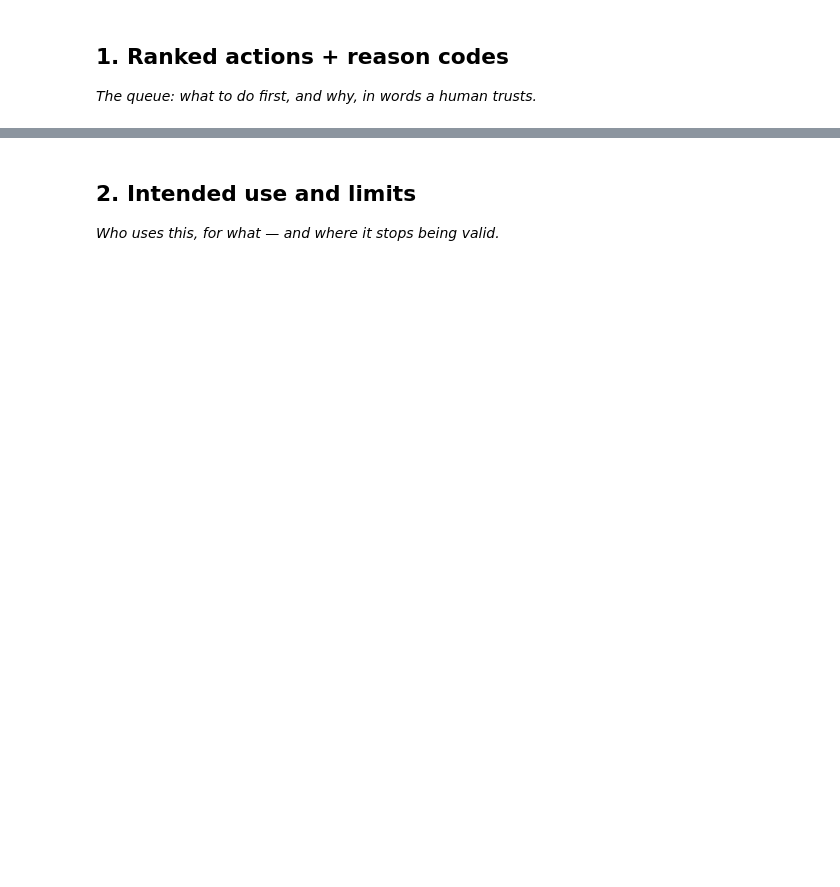
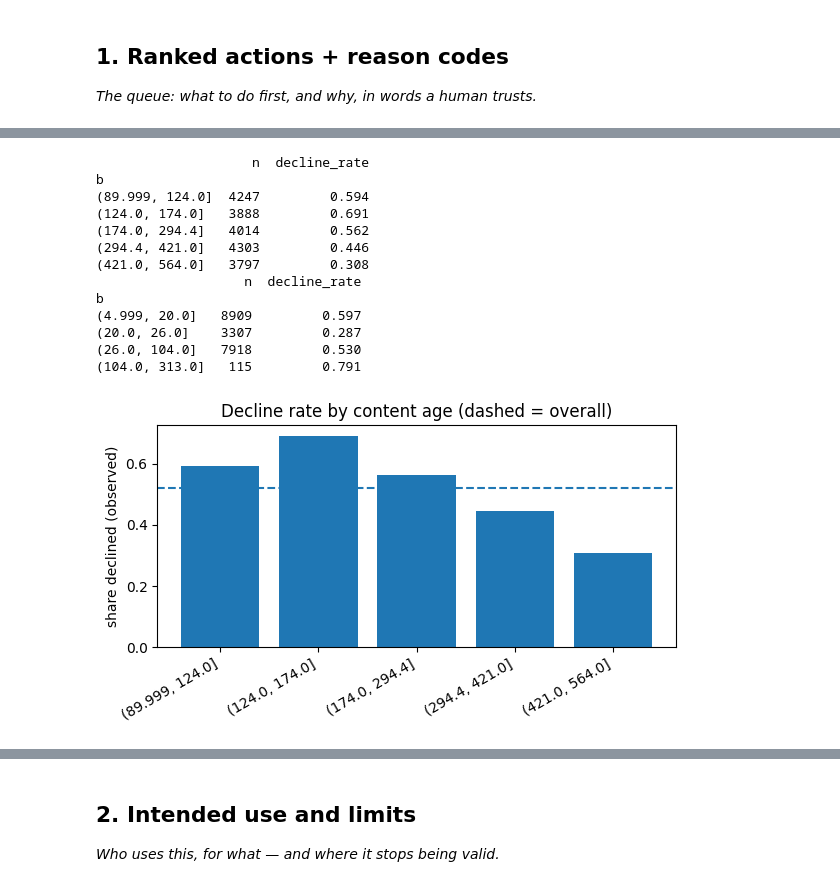
Before and after one commit to tabeeljohn2/flyrank-ml-internship, a Jupyter notebook: work/notebooks/w07_action_playbook.ipynb, the cells around one changed output, grey strips where cells are left out. Saved outputs shown, nothing was run; the diff lists cells and outputs as text; code cells hidden in the pictures; blank space fills up the shorter version.

```diff
--- a/work/notebooks/w07_action_playbook.ipynb
+++ b/work/notebooks/w07_action_playbook.ipynb
@@ -15,0 +53,6 @@ This skeleton is yours to fill. Work the sections **in order** — each one has
+# %%
+d["p_decline"] = cross_val_predict(models["Logistic Regression"], d[FEATURES], d["declined"],
+                                   groups=d["client_id"], cv=GroupKFold(n_splits=5),
+                                   method="predict_proba")[:,1]
+oof_auc = roc_auc_score(d["declined"], d["p_decline"])
+print("out-of-fold AUC (unseen clients):", round(oof_auc, 3), "| base rate:", round(d["declined"].mean(), 3))
@@ -15,0 +61,22 @@ This skeleton is yours to fill. Work the sections **in order** — each one has
+# %%
+vis = d["impressions_90d"]
+d["pos_bucket"] = pd.qcut(d["avg_position"], 5, duplicates="drop")
+d["ctr_pct_in_pos"] = d.groupby("pos_bucket", observed=True)["ctr"].rank(pct=True)
+
+low_vis   = vis < vis.quantile(0.25)
+low_ctr   = (d["avg_position"] <= 10) & (d["ctr_pct_in_pos"] < 0.25)
+high_risk = d["p_decline"] >= d["p_decline"].quantile(0.80)
+striking  = (d["avg_position"] > 10) & (d["avg_position"] <= 20)
+
+conds = [low_vis, low_ctr, high_risk, striking]
+codes = ["LOW_VISIBILITY","LOW_CTR_FOR_POSITION","HIGH_DECLINE_RISK","STRIKING_DISTANCE"]
+acts  = ["NO_ACTION","REVIEW_TITLE_SNIPPET","REVIEW_FOR_REFRESH","REVIEW_CONTENT_GAPS"]
+d["reason_code"] = np.select(conds, codes, default="STABLE")
+d["action"]      = np.select(conds, acts,  default="MONITOR")
+d["actionable"]  = d["action"].str.startswith("REVIEW").astype(int)
+
+queue = d.sort_values(["actionable","p_decline"], ascending=[False,False]).reset_index(drop=True)
+queue["rank"] = queue.index + 1
+print(queue["reason_code"].value_counts())
+cols = ["rank","content_id","p_decline","reason_code","action","content_age_days","days_since_last_update","impressions_90d","avg_position","ctr"]
+queue.head(10)[cols].round(3)
@@ -15,0 +110,27 @@ This skeleton is yours to fill. Work the sections **in order** — each one has
+# %%
+age = d.assign(b=pd.qcut(d["content_age_days"], 5, duplicates="drop")).groupby("b", observed=True)["declined"].agg(n="size", decline_rate="mean").round(3)
+stale = d.assign(b=pd.qcut(d["days_since_last_update"], 5, duplicates="drop")).groupby("b", observed=True)["declined"].agg(n="size", decline_rate="mean").round(3)
+print(age); print(stale)
+
+fig, ax = plt.subplots(figsize=(6,3.5))
+ax.bar(range(len(age)), age["decline_rate"])
+ax.set_xticks(range(len(age))); ax.set_xticklabels([str(i) for i in age.index], rotation=30, ha="right")
+ax.axhline(d["declined"].mean(), ls="--"); ax.set_ylabel("share declined (observed)")
+ax.set_title("Decline rate by content age (dashed = overall)")
+plt.tight_layout(); os.makedirs("work/figures", exist_ok=True)
+plt.savefig("work/figures/decline_by_age.png", dpi=150); plt.show()
+# %% [output]
+                    n  decline_rate
+b
+(89.999, 124.0]  4247         0.594
+(124.0, 174.0]   3888         0.691
+(174.0, 294.4]   4014         0.562
+(294.4, 421.0]   4303         0.446
+(421.0, 564.0]   3797         0.308
+                   n  decline_rate
+b
+(4.999, 20.0]   8909         0.597
+(20.0, 26.0]    3307         0.287
+(26.0, 104.0]   7918         0.530
+(104.0, 313.0]   115         0.791
+[figure, added]
```
Also changed, not shown: parts of 16 cells of this notebook.
